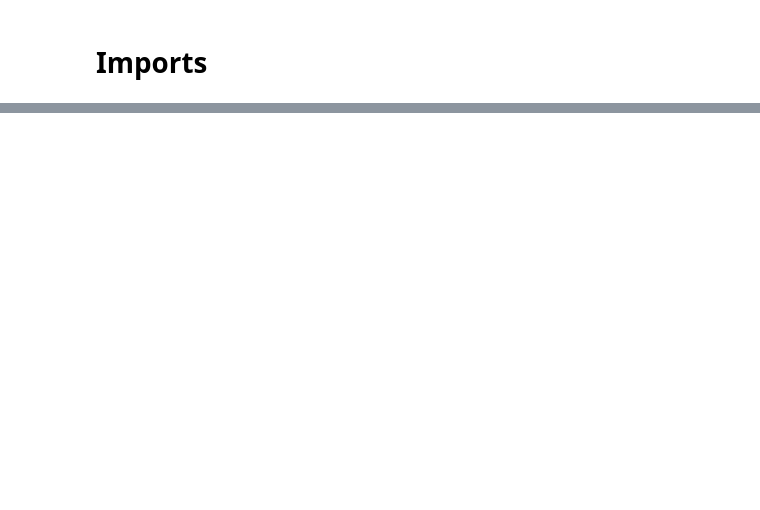
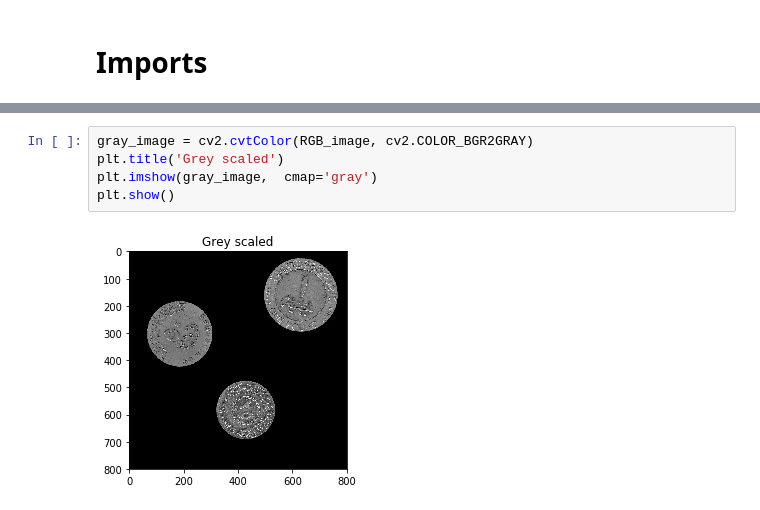
Before and after one commit to MahinourElsheikh/Computer-Vision-Assigments, a Jupyter notebook: Coins Detection Using Hough Transform/Coins Detection Using Hough Transform.ipynb, the cells around one changed output, grey strips where cells are left out. Cells and saved outputs as stored; diff of their text form; blank space fills up the shorter version.

```diff
--- a/Coins Detection Using Hough Transform/Coins Detection Using Hough Transform.ipynb
+++ b/Coins Detection Using Hough Transform/Coins Detection Using Hough Transform.ipynb
@@ -24 +26,8 @@ plt.show()
 <Figure size 432x288 with 0 Axes>
+# %%
+gray_image = cv2.cvtColor(RGB_image, cv2.COLOR_BGR2GRAY)
+plt.title('Grey scaled')
+plt.imshow(gray_image,  cmap='gray')
+plt.show()
+# %% [output]
+[figure, added]
```
Also changed, not shown: parts of 3 cells of this notebook.
